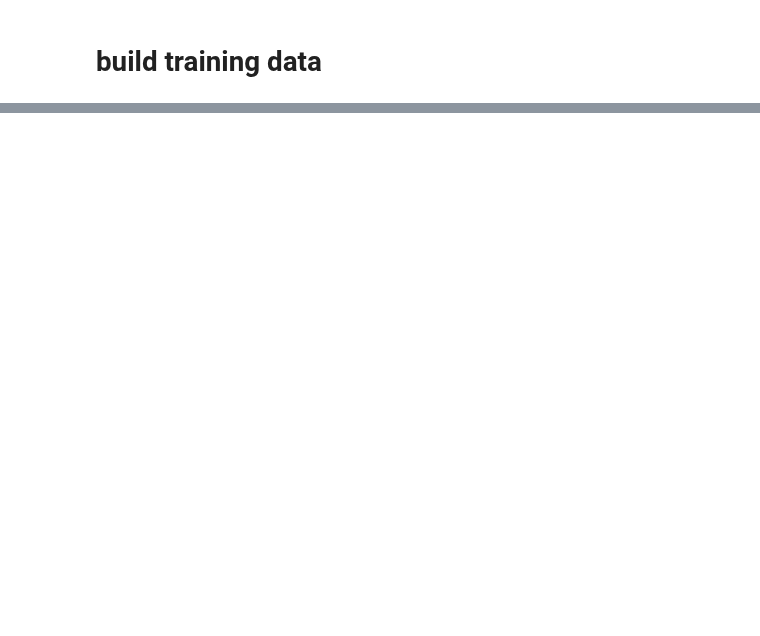
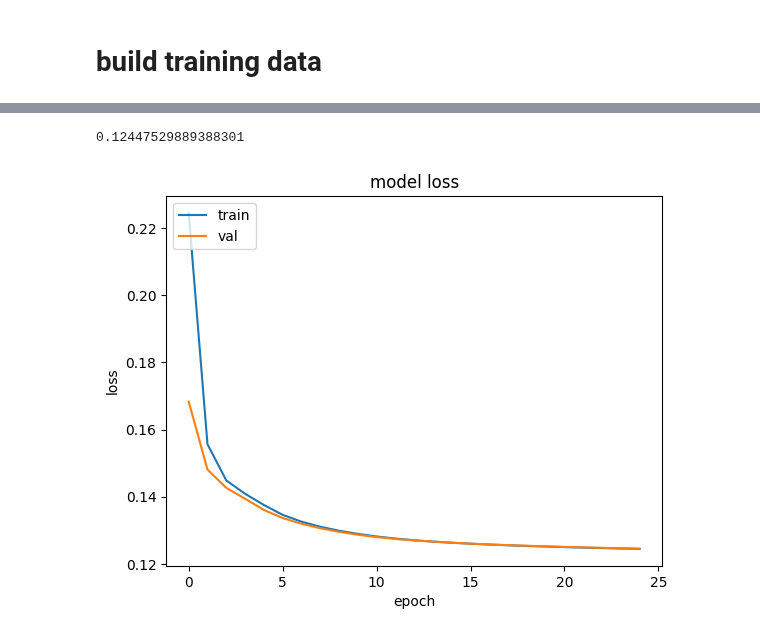
Before and after one commit to twchen88/ct_research, a Jupyter notebook: autoencoder.ipynb, the cells around one changed output, grey strips where cells are left out. Cells and saved outputs as stored; diff of their text form; code cells hidden in the pictures; blank space fills up the shorter version.

Commit message:
12/13 smaller missing value autoencoder

```diff
--- a/autoencoder.ipynb
+++ b/autoencoder.ipynb
@@ -118,0 +108,13 @@ np.transpose(train_X).shape
+# %%
+## build autoencoder
+from keras import layers
+
+n_domain = 14 # number of domains
+
+encoding_dim = 3
+## input n_domain * 2 to represent missing values
+input_layer = keras.Input(shape=(n_domain * 2,))
+encode_layer = layers.Dense(encoding_dim, activation="relu")(input_layer)
+decode_layer = layers.Dense(n_domain, activation="sigmoid")(encode_layer)
+
+autoencoder = keras.Model(input_layer, decode_layer)
@@ -119 +127,4 @@ np.transpose(train_X).shape
+# %%
+# compile with optimizer and loss function
+autoencoder.compile(optimizer="adam", loss="mae")
 # %% [markdown]
@@ -121,5 +132,5 @@ np.transpose(train_X).shape
 # %%
-train = np.transpose(train_X)
-train = train_X[:, 1:]
+train = train_X.copy()
+train = np.transpose(train)
 train.shape
 # %% [output]
@@ -131,6 +144,6 @@ x_train, x_val = train_test_split(x_train, test_size=0.25, random_state=42)
 # %%
-autoencoder.fit(x_train, x_train,
-                epochs=100,
+output = autoencoder.fit(x_train, x_train,
+                epochs=25,
                 batch_size=256,
                 shuffle=True,
                 validation_data=(x_val, x_val))
@@ -214,0 +192,14 @@ Bad pipe message: %s [b' 5\xe9\x99\xac``\x84=\xc4I\xee\x0f\xf4&X\xa6?K\xac\xe3^\
+# %%
+mean_absolute_error(x_test, x_decoded)
+# %% [output]
+0.12447529889388301
+# %%
+plt.plot(output.history['loss'])
+plt.plot(output.history['val_loss'])
+plt.title('model loss')
+plt.ylabel('loss')
+plt.xlabel('epoch')
+plt.legend(['train', 'val'], loc='upper left')
+plt.show()
+# %% [output]
+[figure, added]
```
Also changed, not shown: parts of 36 cells of this notebook, 3 other files.
